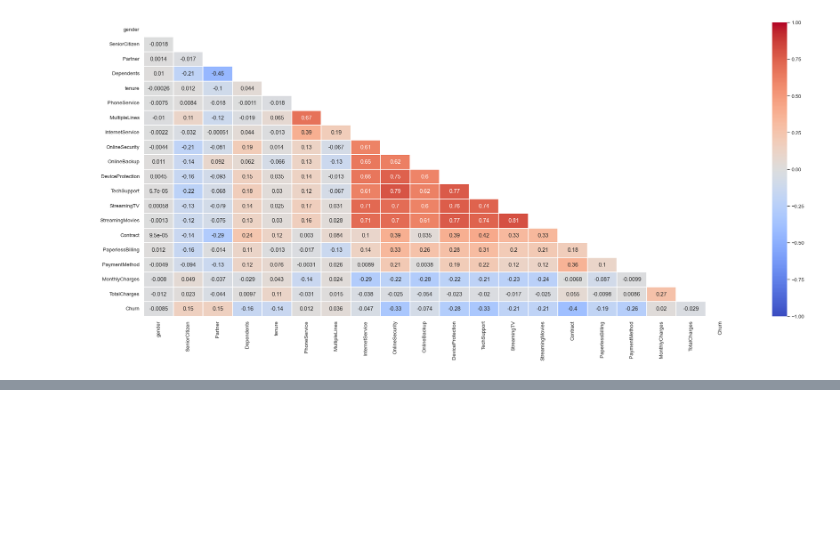
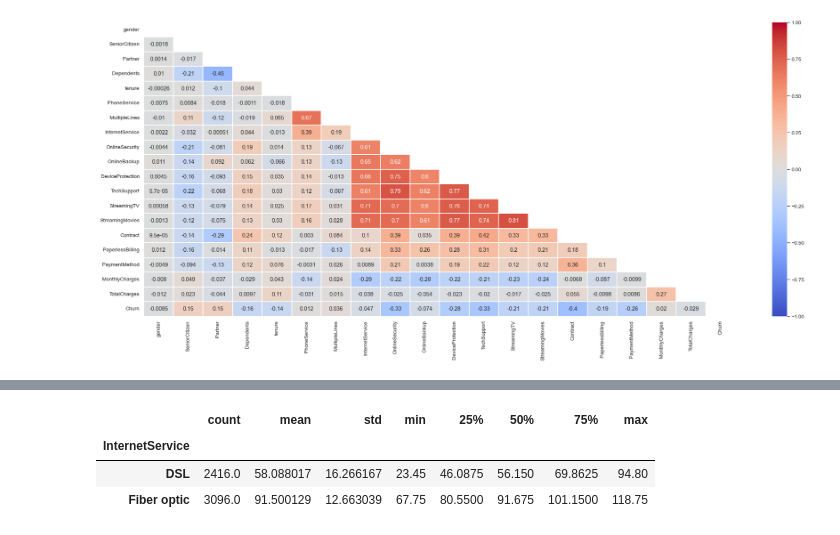
Before and after one commit to Ahmed-Estiak/customer-churn-demo, a Jupyter notebook: customer-churn1demo.ipynb, the cells around one changed output, grey strips where cells are left out. Saved outputs shown, nothing was run; the diff lists cells and outputs as text; code cells hidden in the pictures; blank space fills up the shorter version.

```diff
--- a/customer-churn1demo.ipynb
+++ b/customer-churn1demo.ipynb
@@ -1107,0 +1171,7 @@ ax = sns.heatmap(corr, mask=mask, xticklabels=corr.columns, yticklabels=corr.col
+# %%
+df[df['InternetService'].isin(['DSL', 'Fiber optic'])].groupby('InternetService')['MonthlyCharges'].describe()
+# %% [output]
+|  | count | mean | std | min | 25% | 50% | 75% | max |
+| InternetService |  |  |  |  |  |  |  |  |
+| DSL | 2416.0 | 58.088017 | 16.266167 | 23.45 | 46.0875 | 56.150 | 69.8625 | 94.80 |
+| Fiber optic | 3096.0 | 91.500129 | 12.663039 | 67.75 | 80.5500 | 91.675 | 101.1500 | 118.75 |
```
Also changed, not shown: parts of 14 cells of this notebook.
